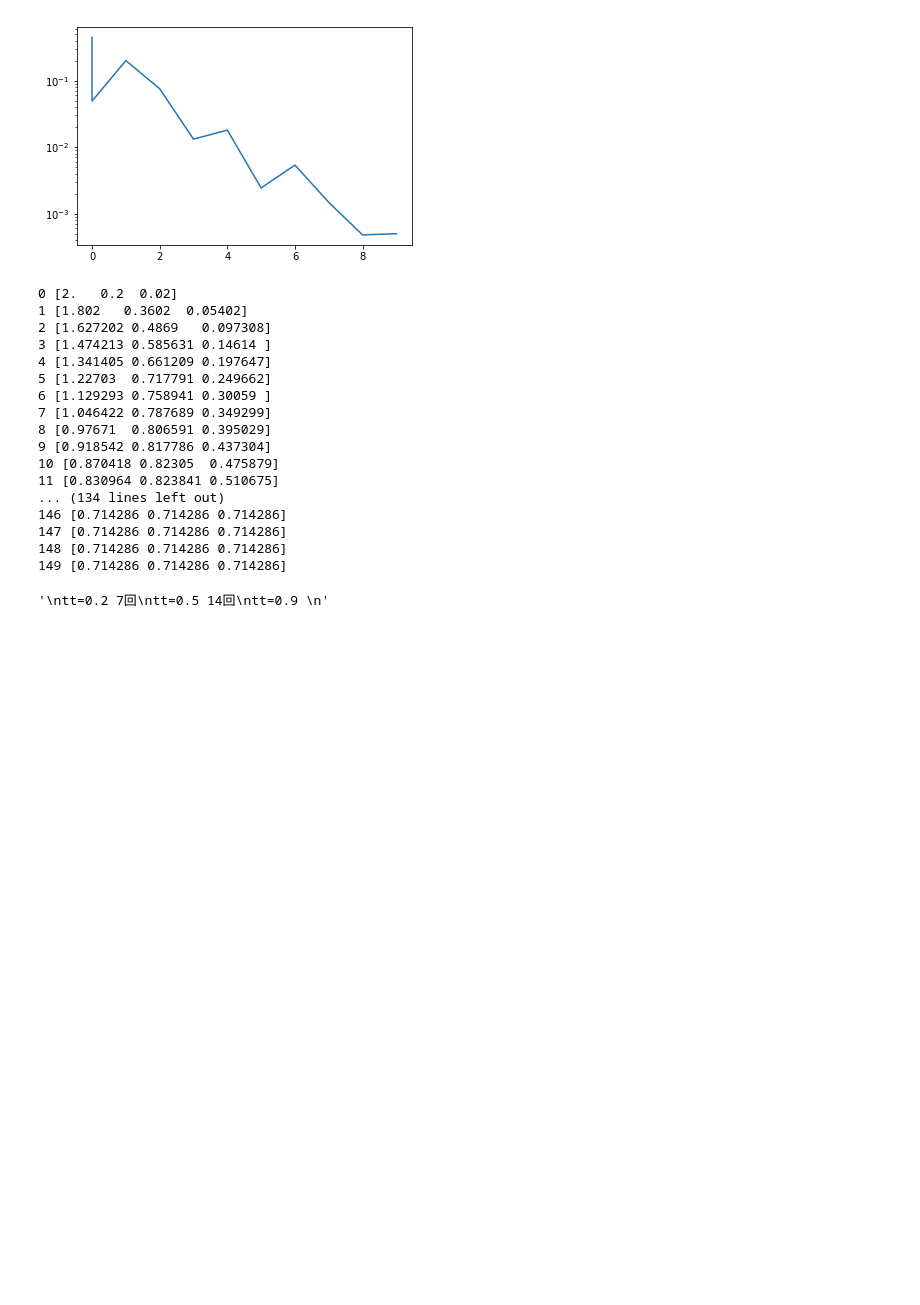
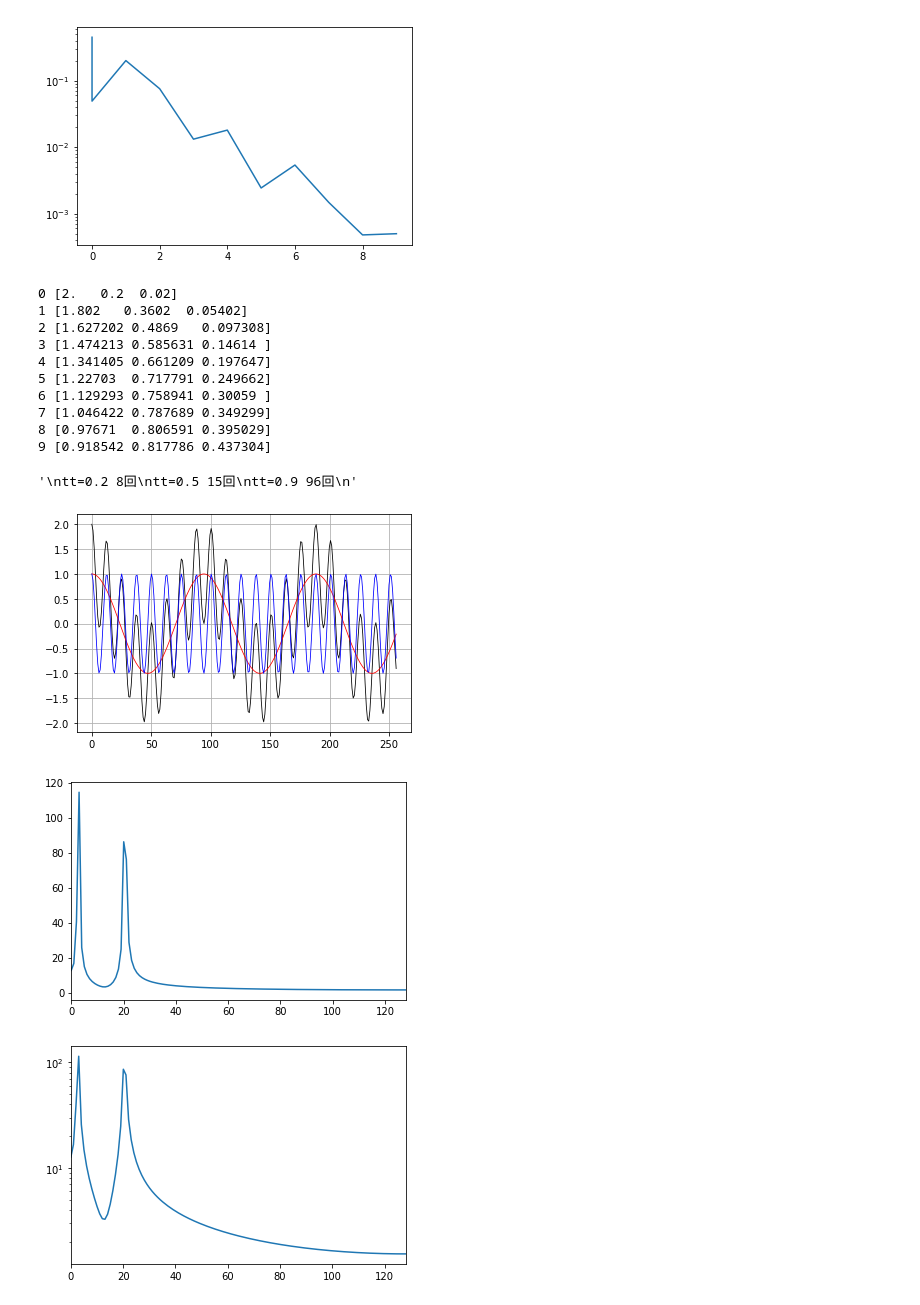
Before and after one commit to Ma-sa-to-Saito/suuchi_keisan, a Jupyter notebook: 2016exam.ipynb, the cells around one changed output. Drawn from its saved outputs; the diff is of its cells as text; code cells hidden in the pictures; blank space fills up the shorter version.

```diff
--- a/2016exam.ipynb
+++ b/2016exam.ipynb
@@ -82,7 +82,7 @@ b=np.array([2,2,2])
 n=3
 x0=np.zeros(n)
 
-for iter in range(0, 150):
+for iter in range(0, 10):
     for i in range(0, n):
         x1=b[i]
         for j in range(0, n):
@@ -108,11 +108,44 @@ tt=0.9 96回
 7 [1.046422 0.787689 0.349299]
 8 [0.97671  0.806591 0.395029]
 9 [0.918542 0.817786 0.437304]
-10 [0.870418 0.82305  0.475879]
-11 [0.830964 0.823841 0.510675]
-... (134 lines left out)
-146 [0.714286 0.714286 0.714286]
-147 [0.714286 0.714286 0.714286]
-148 [0.714286 0.714286 0.714286]
-149 [0.714286 0.714286 0.714286]
-'\ntt=0.2 7回\ntt=0.5 14回\ntt=0.9 \n'
+'\ntt=0.2 8回\ntt=0.5 15回\ntt=0.9 96回\n'
+# %%
+#3
+%matplotlib inline
+from scipy import fft
+import matplotlib.pyplot as plt
+import numpy as np
+
+
+def func(x):
+    return np.cos(x/15)+np.cos(x/2)
+
+x = np.linspace(0, 256, 256)
+plt.plot(x,func(x),color='k',linewidth=0.8)
+plt.plot(x, np.cos(x/15), color = 'r', linewidth=0.8)
+plt.plot(x, np.cos(x/2), color = 'b', linewidth=0.8)
+
+plt.grid()
+plt.show()
+
+
+
+yy = func(x)
+out = fft(yy)
+
+def spectrum_power(x):
+    re, im = x.real, x.imag
+    return np.sqrt(re**2+im**2)
+
+plt.plot(x,spectrum_power(out))
+plt.xlim(0,128)
+plt.show()
+
+plt.plot(x,spectrum_power(out))
+plt.xlim(0,128)
+plt.yscale('log')
+plt.show()
+# %% [output]
+[figure, added]
+[figure, added]
+[figure, added]
```
Also changed, not shown: parts of 5 cells of this notebook.
